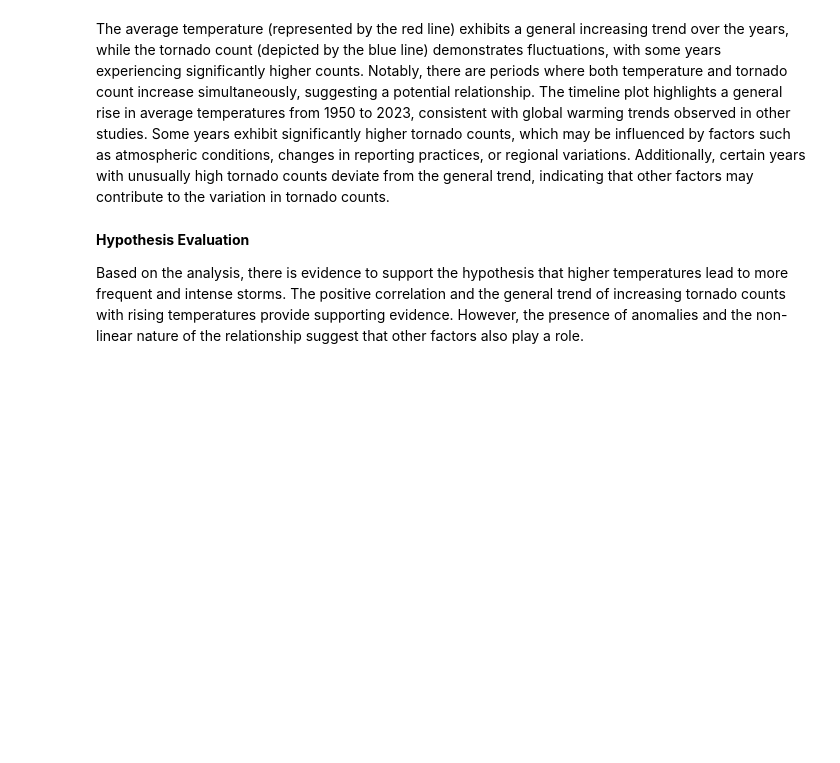
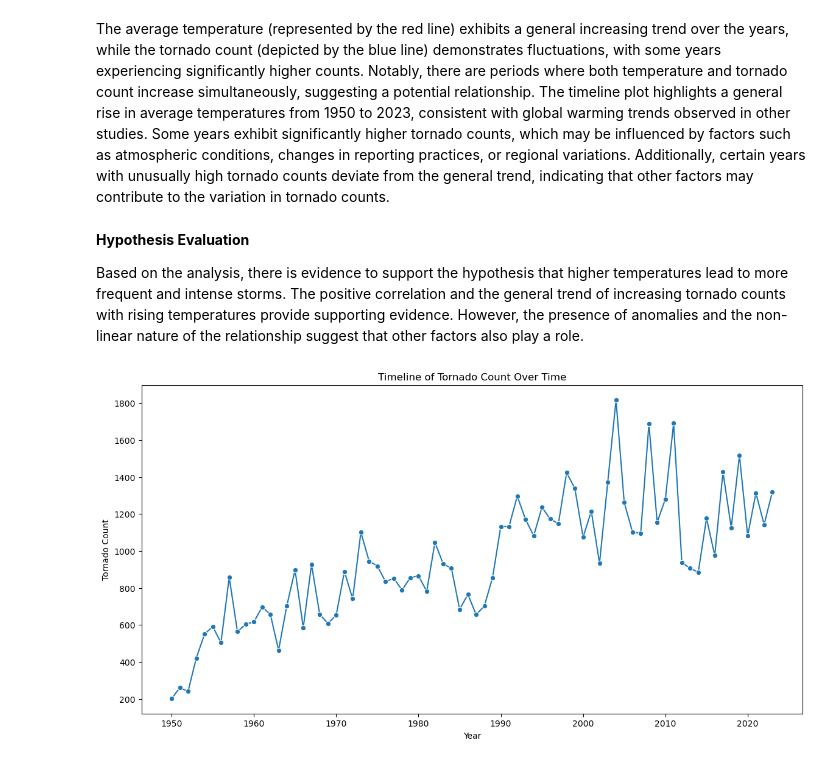
Before and after one commit to SalouaDaouki/Data608Spring25, a Jupyter notebook: Story5.ipynb, the cells around one changed output. Drawn from its saved outputs; the diff is of its cells as text; code cells hidden in the pictures; blank space fills up the shorter version.

```diff
--- a/Story5.ipynb
+++ b/Story5.ipynb
@@ -186,3 +182,12 @@ The average temperature (represented by the red line) exhibits a general increas
 **Hypothesis Evaluation**
 
 Based on the analysis, there is evidence to support the hypothesis that higher temperatures lead to more frequent and intense storms. The positive correlation and the general trend of increasing tornado counts with rising temperatures provide supporting evidence. However, the presence of anomalies and the non-linear nature of the relationship suggest that other factors also play a role.
+# %%
+plt.figure(figsize=(14, 7))
+sns.lineplot(data=combined_data, x='Year', y='tornado_count', marker='o')
+plt.title('Timeline of Tornado Count Over Time')
+plt.xlabel('Year')
+plt.ylabel('Tornado Count')
+plt.show()
+# %% [output]
+[figure, added]
```
Also changed, not shown: parts of 1 cell of this notebook.
